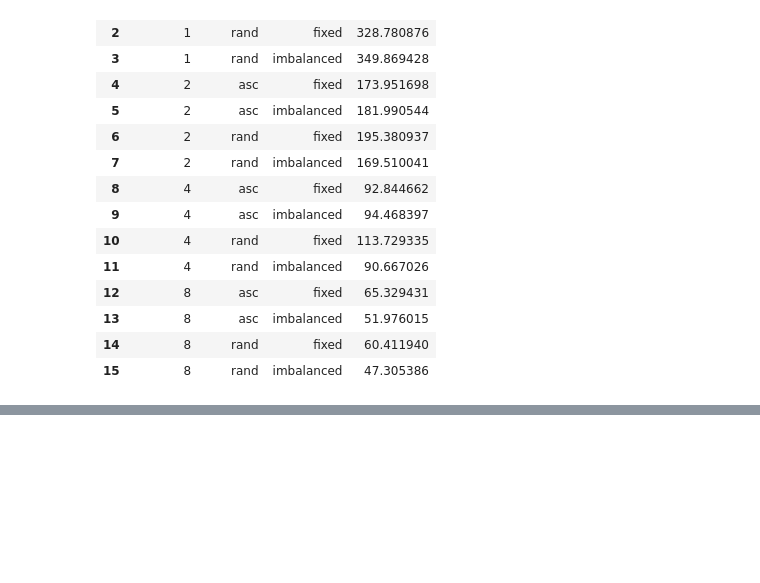
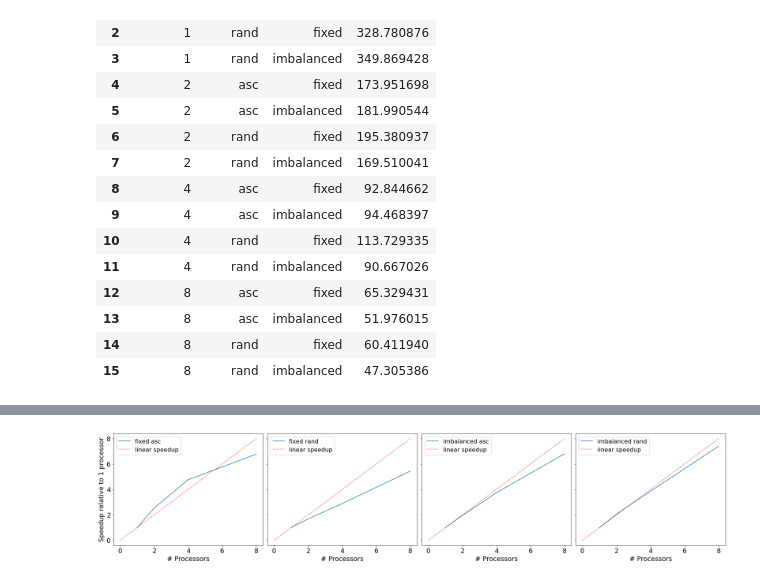
Before and after one commit to CetinMehmet/mpi_practice, a Jupyter notebook: analysis-scripts/program_computation_analysis.ipynb, the cells around one changed output, grey strips where cells are left out. Cells and saved outputs as stored; diff of their text form; code cells hidden in the pictures; blank space fills up the shorter version.

```diff
--- a/analysis-scripts/program_computation_analysis.ipynb
+++ b/analysis-scripts/program_computation_analysis.ipynb
@@ -130,0 +138,22 @@ plt.savefig("efficiency_curve.pdf", dpi=100)
+# %%
+fig, ax = plt.subplots(1, 4, figsize=(24, 5), constrained_layout=True, sharey=True)
+
+df_eff['nr_procs'] = [int(p) for p in df_eff['nr_procs'].values]
+
+i = 0
+
+for work_type in work_types:
+    for fill_type in fill_types:
+        df_temp = df_eff[(df_eff['work_type'] == work_type) & (df_eff['fill_type'] == fill_type)]
+        ax[i].plot(df_temp["nr_procs"], df_temp['speedup'], label=work_type + " " + fill_type)
+        ax[i].plot(range(0, 9), range(0, 9), label="linear speedup", ls='dotted', c='red')
+        ax[i].set_xlabel("# Processors", fontsize=18)
+        ax[0].set_ylabel("Speedup relative to 1 processor", fontsize=18)
+        ax[i].legend(loc='upper left', fontsize=16)
+        ax[i].tick_params(axis='both', which='major', labelsize=18)
+        ax[i].tick_params(axis='both', which='minor', labelsize=16)
+        i += 1
+
+plt.savefig("speedup_curve.pdf", dpi=100)
+# %% [output]
+[figure, added]
```
Also changed, not shown: parts of 3 cells of this notebook, 13 other files.
